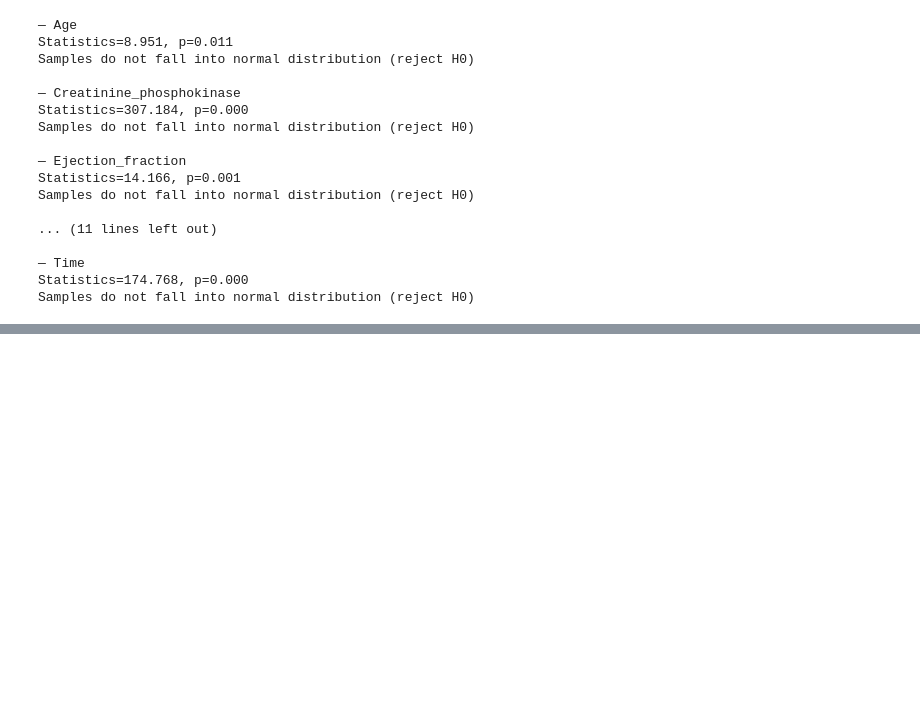
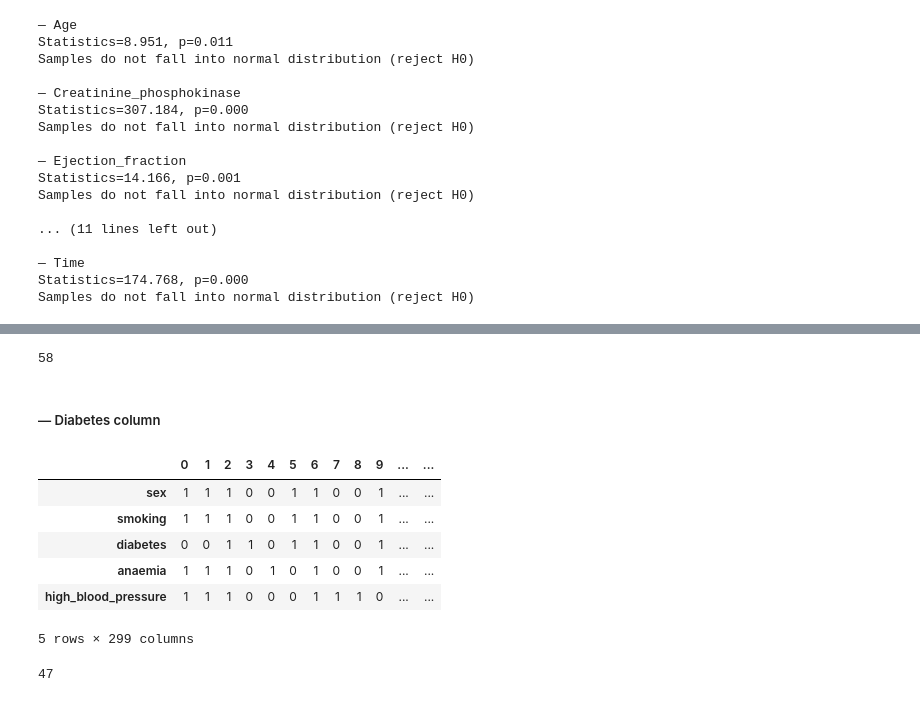
Before and after one commit to mizydorek/Programming-for-Data-Analysis-Project, a Jupyter notebook: project.ipynb, the cells around one changed output, grey strips where cells are left out. Saved outputs shown, nothing was run; the diff lists cells and outputs as text; code cells hidden in the pictures; blank space fills up the shorter version.

```diff
--- a/project.ipynb
+++ b/project.ipynb
@@ -456,0 +596,29 @@ norm: statistic=0.10517762524757268, pvalue=0.00246916298275822
+# %%
+df_sample[(df_sample['sex'] == 1) & (df_sample['diabetes'] == 0)].value_counts().sum()
+# %% [output]
+58
+# %% [markdown]
+##### — Diabetes column
+# %%
+# Anaemia column.
+
+def anaemia(row):
+   if row['sex'] == 0:
+      return int(rng.choice(values, 1, p=[0.505, 0.495]))
+   if row['sex'] == 1:
+      return int(rng.choice(values, 1, p=[0.267, 0.733]))
+
+df_sample['anaemia'] = df_sample.apply(lambda row: anaemia(row), axis=1)
+df_sample.T
+# %% [output]
+|  | 0 | 1 | 2 | 3 | 4 | 5 | 6 | 7 | 8 | 9 | ... | ... |
+| sex | 1 | 1 | 1 | 0 | 0 | 1 | 1 | 0 | 0 | 1 | ... | ... |
+| smoking | 1 | 1 | 1 | 0 | 0 | 1 | 1 | 0 | 0 | 1 | ... | ... |
+| diabetes | 0 | 0 | 1 | 1 | 0 | 1 | 1 | 0 | 0 | 1 | ... | ... |
+| anaemia | 1 | 1 | 1 | 0 | 1 | 0 | 1 | 0 | 0 | 1 | ... | ... |
+| high_blood_pressure | 1 | 1 | 1 | 0 | 0 | 0 | 1 | 1 | 1 | 0 | ... | ... |
+5 rows × 299 columns
+# %%
+df_sample[(df_sample['sex'] == 0) & (df_sample['anaemia'] == 0)].value_counts().sum()
+# %% [output]
+47
```
Also changed, not shown: parts of 20 cells of this notebook.
